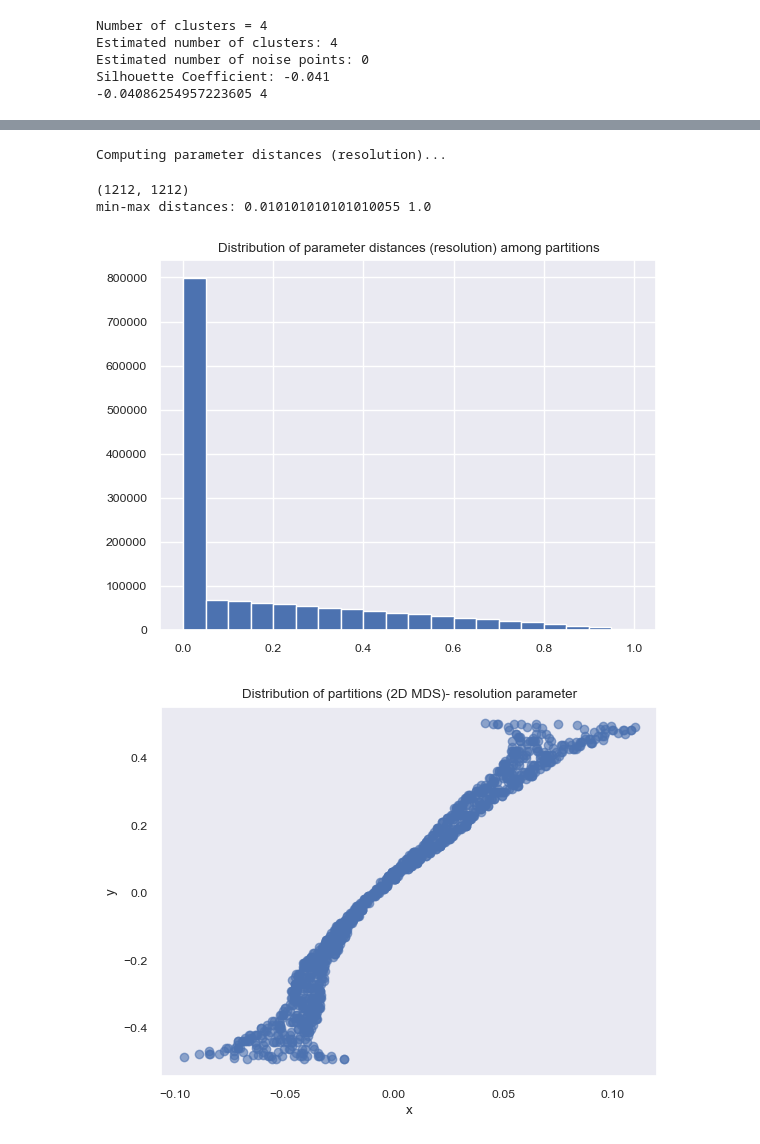
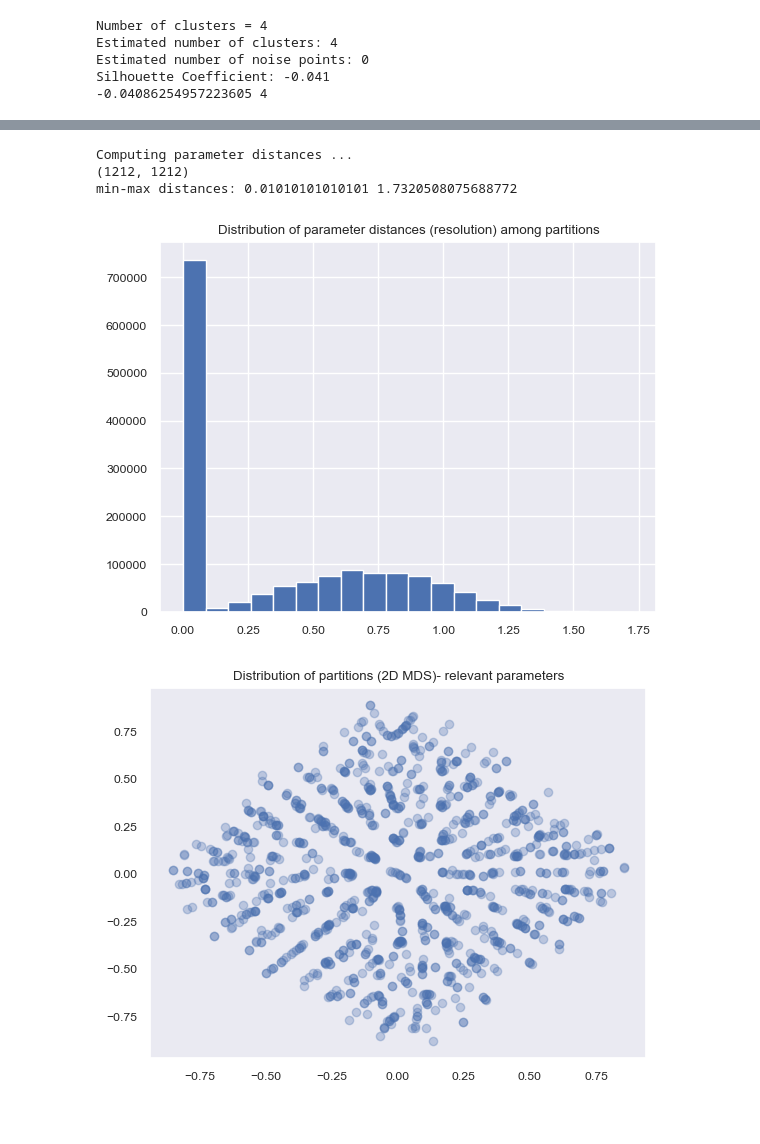
Before and after one commit to amartinezsaucedo/microminer-eval, a Jupyter notebook: clustering_analysis.ipynb, the cells around one changed output, grey strips where cells are left out. Drawn from its saved outputs; the diff is of its cells as text; code cells hidden in the pictures.

```diff
--- a/clustering_analysis.ipynb
+++ b/clustering_analysis.ipynb
@@ -70,10 +72,27 @@ n_clustering = NodeClustering(communities=n_partitions, graph=java_graph, overla
 # %%
-def get_noise_classes(partition, java_graph):
-    reference_class_set = set(list(java_graph.nodes()))
+# Omega index indicates the similarity between two partitions
+# If omega = 1, the two partitions are identical (distance = 0), and omega = 0 (distance = 1) is the opposite case
+# Thus, omega works as a similarity index
+def compute_omega_index(partition_i, partition_j, graph, distance=False):
+    clustering_i = NodeClustering(communities=list(partition_i.values()), graph=graph, overlap=True)
+    clustering_j = NodeClustering(communities=list(partition_j.values()), graph=graph, overlap=True)
+    if distance:
+        return 1 - evaluation.omega(clustering_i, clustering_j).score
+    else:
+        return evaluation.omega(clustering_i, clustering_j).score
+
+def get_noise_classes(partition, graph):
+    reference_class_set = set(list(graph.nodes()))
     partition_class_set = set([x for xs in partition.values() for x in xs])
     difference_set = reference_class_set.difference(partition_class_set)
     return difference_set
 
+def update_partition_with_noise(partition, graph):
+    noise_classes = get_noise_classes(partition, graph)
+    if len(noise_classes) > 0:
+        partition[-1] = list(noise_classes) # -1 is the key for the noise classes
+
+    return partition
 
 # Checking the number of classes of the whole project, versus the classes assigned to the partitions
 reference_class_set = set(list(java_graph.nodes()))
@@ -233,16 +192,16 @@ def plot_2d_embeddings(embeddings_2d=None, title="", distance_df=None, view="mat
 
     if view == "matplotlib":
         #create scatterplot
-        plt.scatter(embeddings_2d[:,0], embeddings_2d[:,1], alpha=0.6)
+        plt.scatter(embeddings_2d[:,0], embeddings_2d[:,1], alpha=0.3)
         #add axis labels
-        plt.xlabel('x')
-        plt.ylabel('y')
+        # plt.xlabel('x')
+        # plt.ylabel('y')
 
     else: # sns
         df = pd.DataFrame(embeddings_2d, columns=['x', 'y'])
         df['cluster size'] = [len(partitions_dict[k]) for k in partitions_dict.keys()]
         sns.scatterplot(data=df, x="x", y="y", hue="cluster size", palette="tab10", size="cluster size",
-                alpha=0.65, legend='full', sizes=(20, 200))
+                alpha=0.3, legend='full', sizes=(20, 200))
 
     #add lables to each point
     #for i, txt in enumerate(omega_scores_df.index):
@@ -484,6 +433,10 @@ def check_experiments(distance_df, p_step, partitions_dict, sim_threshold=0.95,
 # %%
-print("Computing parameter distances (resolution)...")
-resolution_distance_df = compute_parameter_distances(partitions_dict, min_max=(1, 100))
+DISTANCE_FILENAME = "./jpetstore/jpetstore_parameter_distances.csv"
+
+print("Computing parameter distances ...")
+# resolution_distance_df = compute_parameter_distances(partitions_dict, min_max=(1, 100))
+resolution_distance_df = pd.read_csv(DISTANCE_FILENAME, index_col=0)
+
 print(resolution_distance_df.shape)
 resolution_distance_np = np.tril(resolution_distance_df).flatten()
 min_non_zero = np.min(resolution_distance_np[np.nonzero(resolution_distance_np)])
@@ -493,11 +446,11 @@ plt.hist(resolution_distance_np, bins=20)
 plt.title("Distribution of parameter distances (resolution) among partitions")
 plt.show()
 # %% [output]
-Computing parameter distances (resolution)...
+Computing parameter distances ...
+(1212, 1212)
+min-max distances: 0.01010101010101 1.7320508075688772
-(1212, 1212)
-min-max distances: 0.010101010101010055 1.0
-[figure, old version]
+[figure, new version]
 # %%
-plot_2d_embeddings(title="Distribution of partitions (2D MDS)- resolution parameter", distance_df=resolution_distance_df)
+plot_2d_embeddings(title="Distribution of partitions (2D MDS)- relevant parameters", distance_df=resolution_distance_df)
 # %% [output]
-[figure, old version]
+[figure, new version]
```
Also changed, not shown: parts of 26 cells of this notebook, 14 other files.
